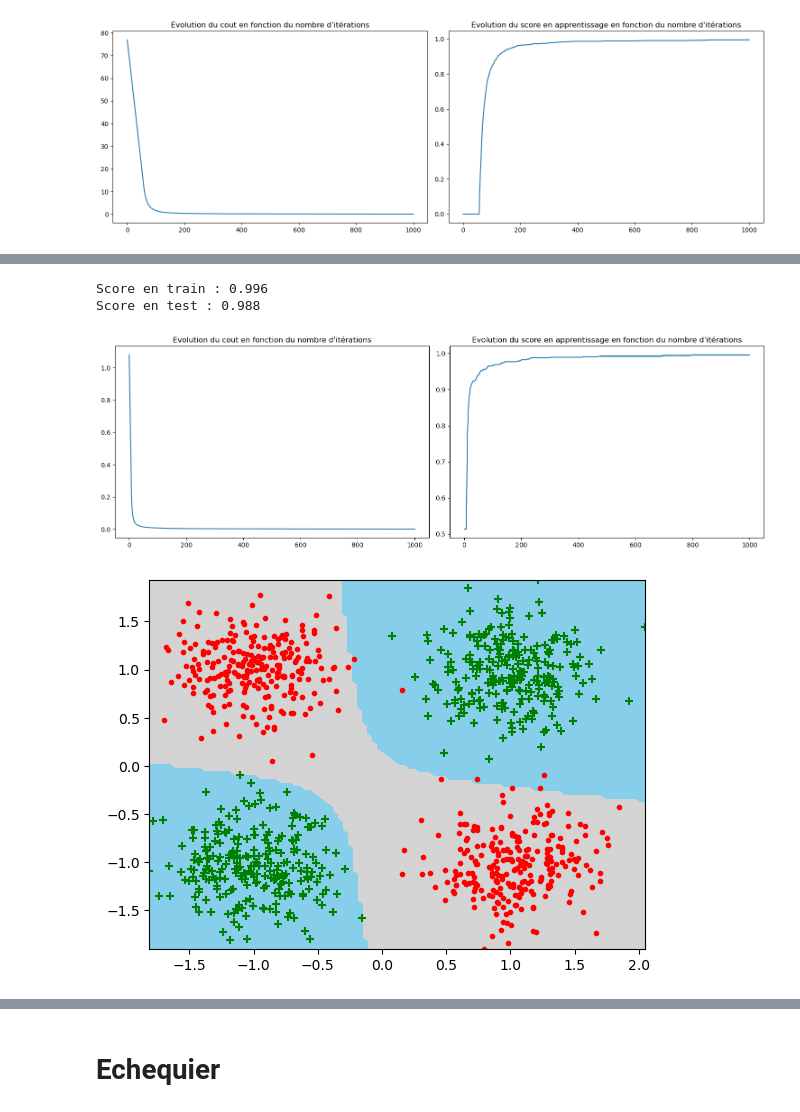
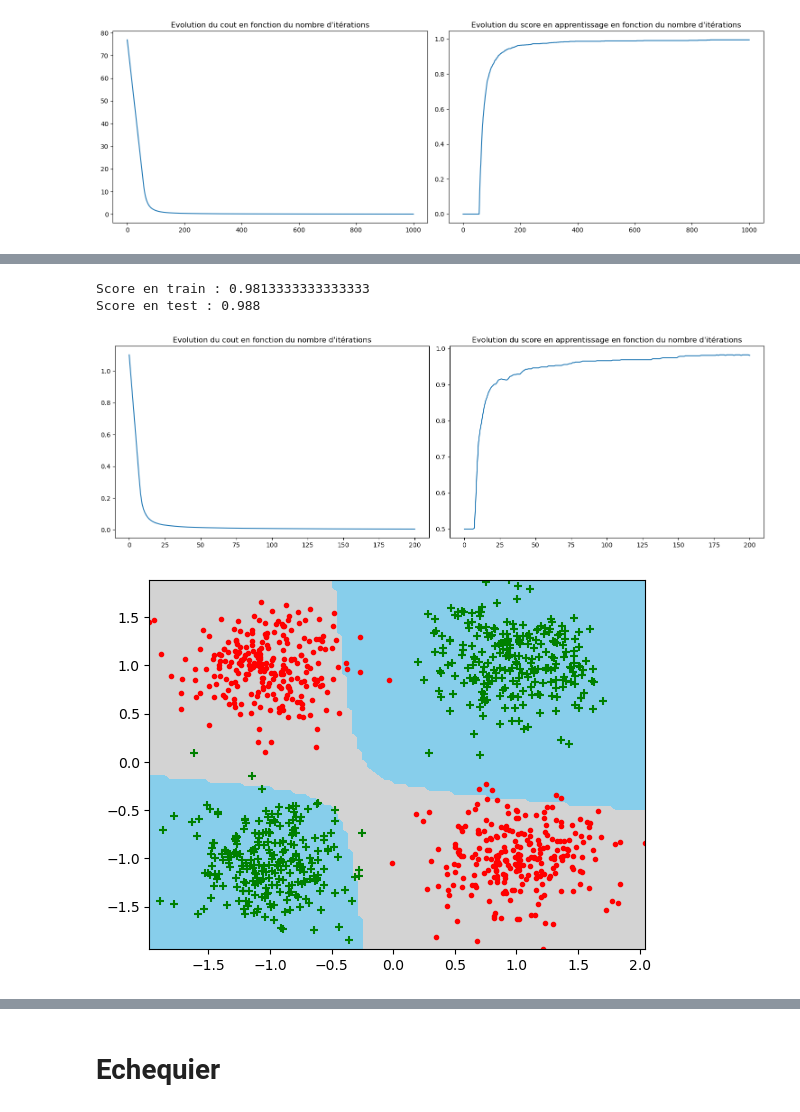
Before and after one commit to dataymeric/DAC, a Jupyter notebook: ML/TME4/src/tme4.ipynb, the cells around one changed output, grey strips where cells are left out. Cells and saved outputs as stored; diff of their text form; code cells hidden in the pictures.

```diff
--- a/ML/TME4/src/tme4.ipynb
+++ b/ML/TME4/src/tme4.ipynb
@@ -9,7 +10,9 @@ def plot_evolution(losses, scores):
     ax[0].plot(losses)
     ax[0].set_title("Evolution du cout en fonction du nombre d'itérations")
     ax[1].plot(scores)
-    ax[1].set_title("Evolution du score en apprentissage en fonction du nombre d'itérations")
+    ax[1].set_title(
+        "Evolution du score en apprentissage en fonction du nombre d'itérations"
+    )
     plt.tight_layout()
     plt.show()
 # %% [markdown]
@@ -161,15 +172,15 @@ X_train, X_test, y_train, y_test = train_test_split(X, y)
 # %%
-model = Lineaire(max_iter=1000, eps=1e-1, projection=proj_poly)
-w, weights, losses, scores  = model.fit(X_train, y_train)
+model = Lineaire(max_iter=200, eps=1e-1, projection=proj_poly)
+w, weights, losses, scores = model.fit(X_train, y_train)
 print("Score en train :", model.score(X_train, y_train))
 print("Score en test :", model.score(X_test, y_test))
 
 plot_evolution(losses, scores)
 
 plot_frontiere_perceptron(X, model, step=100)
 plot_data(X, y)
 # %% [output]
-Score en train : 0.996
+Score en train : 0.9813333333333333
 Score en test : 0.988
-[figure, old version]
+[figure, new version]
-[figure, old version]
+[figure, new version]
```
Also changed, not shown: parts of 21 cells of this notebook, 1 other file.
